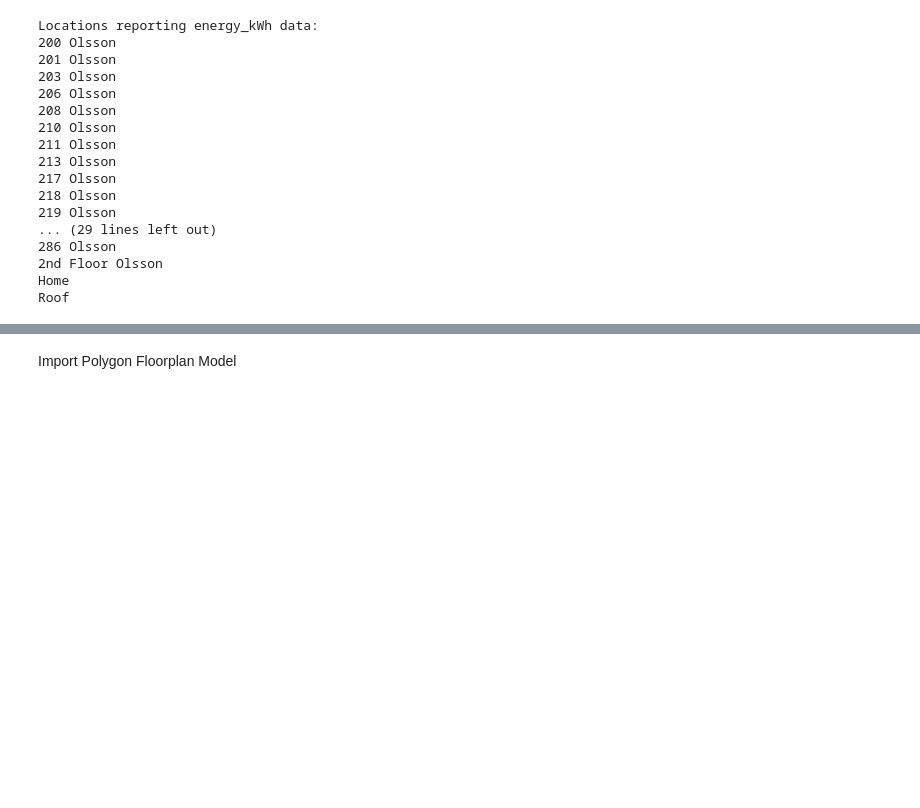
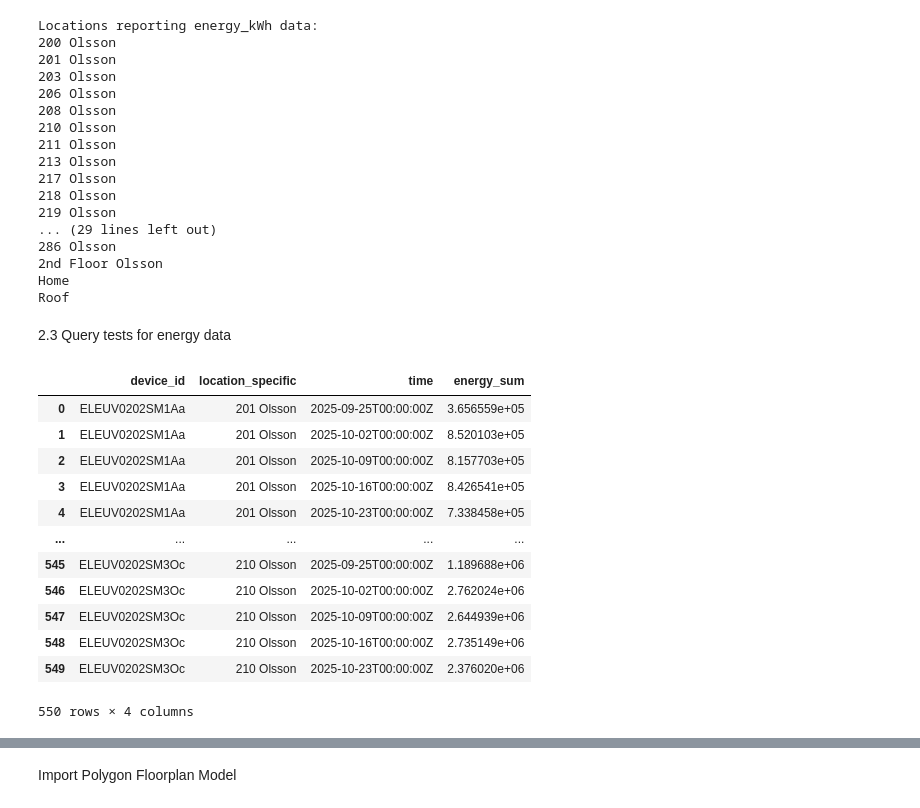
Before and after one commit to Taran-Gupta/SaHB-Energy-Mapping, a Jupyter notebook: Data Exploration.ipynb, the cells around one changed output, grey strips where cells are left out. Cells and saved outputs as stored; diff of their text form; code cells hidden in the pictures; blank space fills up the shorter version.

Commit message:
successfully queried energy data by room

```diff
--- a/Data Exploration.ipynb
+++ b/Data Exploration.ipynb
@@ -75,3 +72,5 @@ Locations reporting energy_kWh data:
 2nd Floor Olsson
 Home
 Roof
+# %% [markdown]
+2.3 Query tests for energy data
@@ -77,0 +87,42 @@ Roof
+# %%
+query = """
+SELECT SUM("value")
+FROM "energy_kWh"
+WHERE "location_specific" =~ /^([0-9]+ Olsson)$/ and time > now() - 30d
+GROUP BY time(1w), "device_id", "location_specific"
+"""
+result = client.query(query)
+
+# Collect results into a list of dicts
+records = []
+for (measurement, tags), points in result.items():
+    device_id = tags.get('device_id')
+    location = tags.get('location_specific')
+    for p in points:
+        records.append({
+            'device_id': device_id,
+            'location_specific': location,
+            'time': p['time'],
+            'energy_sum': p['sum']
+        })
+
+# Convert to DataFrame
+sensor_df = pd.DataFrame(records)
+
+# Sort and inspect
+sensor_df = sensor_df.sort_values(['device_id', 'time'])
+sensor_df
+# %% [output]
+|  | device_id | location_specific | time | energy_sum |
+| 0 | ELEUV0202SM1Aa | 201 Olsson | 2025-09-25T00:00:00Z | 3.656559e+05 |
+| 1 | ELEUV0202SM1Aa | 201 Olsson | 2025-10-02T00:00:00Z | 8.520103e+05 |
+| 2 | ELEUV0202SM1Aa | 201 Olsson | 2025-10-09T00:00:00Z | 8.157703e+05 |
+| 3 | ELEUV0202SM1Aa | 201 Olsson | 2025-10-16T00:00:00Z | 8.426541e+05 |
+| 4 | ELEUV0202SM1Aa | 201 Olsson | 2025-10-23T00:00:00Z | 7.338458e+05 |
+| ... | ... | ... | ... | ... |
+| 545 | ELEUV0202SM3Oc | 210 Olsson | 2025-09-25T00:00:00Z | 1.189688e+06 |
+| 546 | ELEUV0202SM3Oc | 210 Olsson | 2025-10-02T00:00:00Z | 2.762024e+06 |
+| 547 | ELEUV0202SM3Oc | 210 Olsson | 2025-10-09T00:00:00Z | 2.644939e+06 |
+| 548 | ELEUV0202SM3Oc | 210 Olsson | 2025-10-16T00:00:00Z | 2.735149e+06 |
+| 549 | ELEUV0202SM3Oc | 210 Olsson | 2025-10-23T00:00:00Z | 2.376020e+06 |
+550 rows × 4 columns
```
Also changed, not shown: parts of 9 cells of this notebook, 1 other file.
